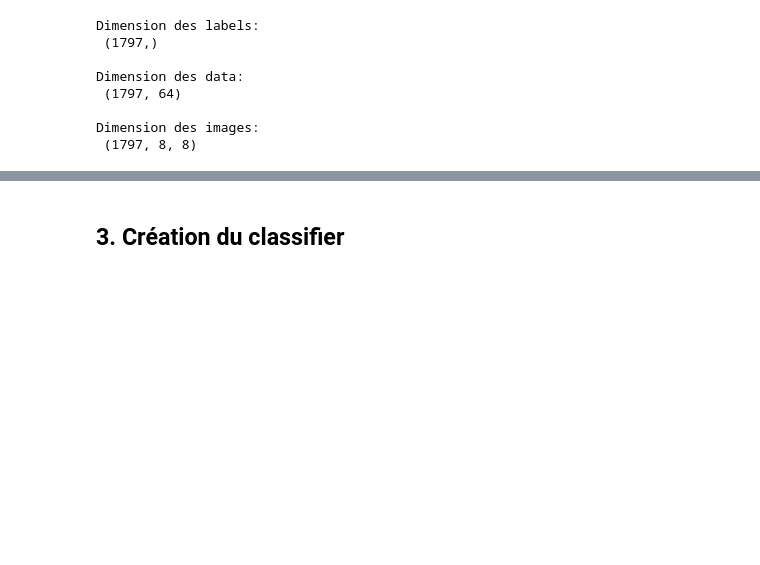
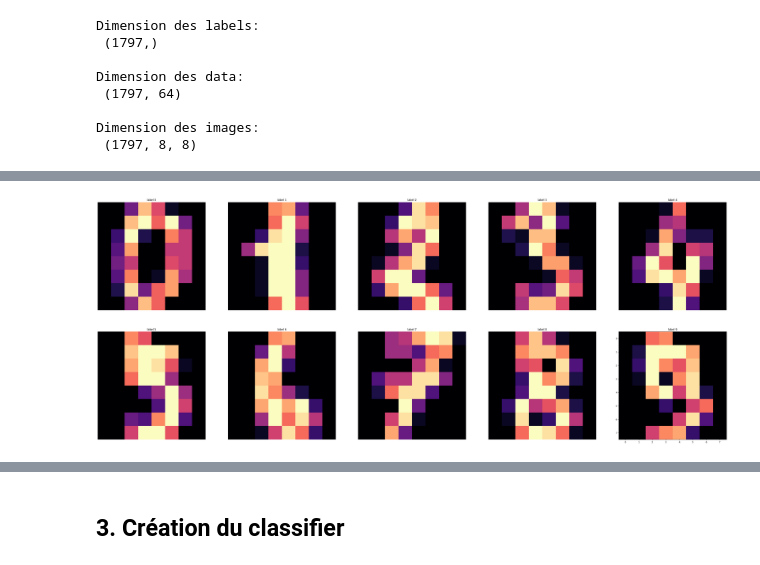
Before and after one commit to BranisGh/Advanced-Machine-Learnig-Master-ISI-Sorbonne-University-, a Jupyter notebook: 101_intro_ML_sklearn.ipynb, the cells around one changed output, grey strips where cells are left out. Saved outputs shown, nothing was run; the diff lists cells and outputs as text; code cells hidden in the pictures; blank space fills up the shorter version.

```diff
--- a/101_intro_ML_sklearn.ipynb
+++ b/101_intro_ML_sklearn.ipynb
@@ -51,0 +56,14 @@ print('Label de l image:\n', label[0], '\n')
+# %%
+from cgitb import grey
+# Display of our images
+plt.figure(figsize=(50, 50))
+n = 10
+for im, lab, i in zip(img[:n], label[:n], range(1, n+1)):
+  plt.axis('off')
+  plt.subplot(n//2, n//2, i)
+  # Choisir des palettes de couleurs dans Matplotlib
+  # (https://matplotlib.org/stable/tutorials/colors/colormaps.html#choosing-colormaps-in-matplotlib)
+  plt.imshow(im, cmap='magma')
+  plt.title('label ' + str(lab))
+# %% [output]
+[figure, added]
```
Also changed, not shown: parts of 6 cells of this notebook, 3 other files.
